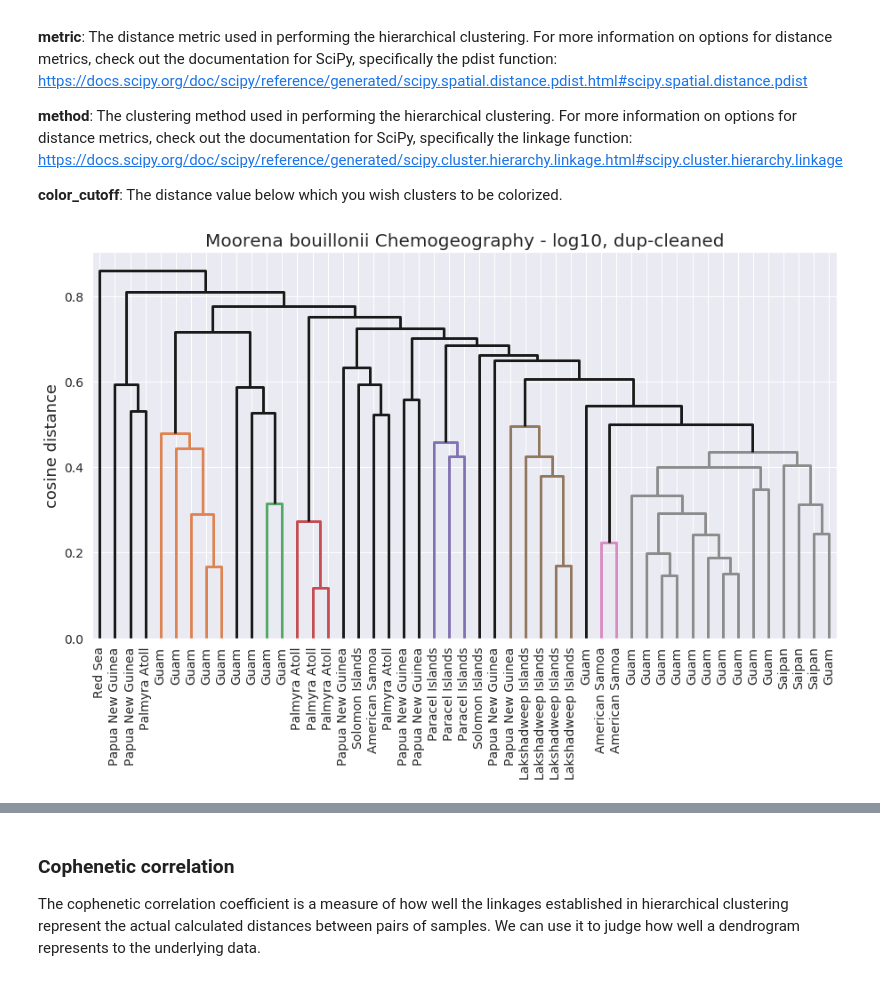
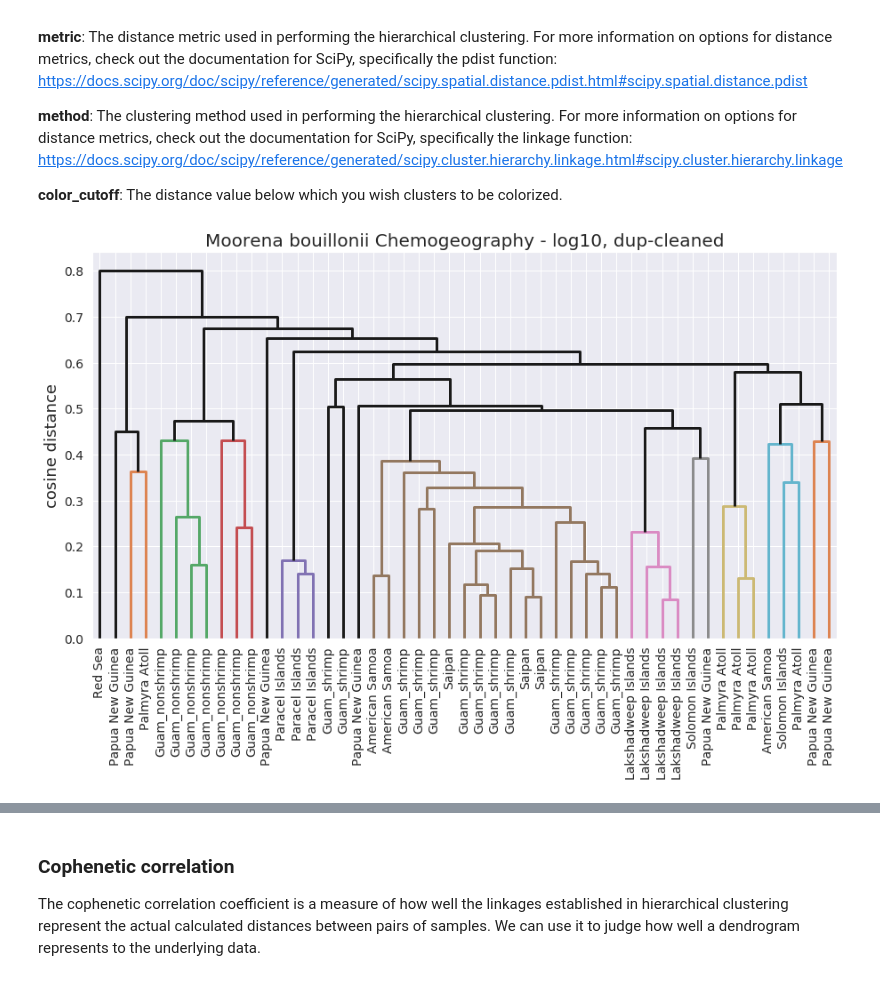
Before and after one commit to c-leber/ORCA, a Jupyter notebook: ORCA.ipynb, the cells around one changed output, grey strips where cells are left out. Drawn from its saved outputs; the diff is of its cells as text; code cells hidden in the pictures.

Commit message:
Added code for comparing core metabolomes

```diff
--- a/ORCA.ipynb
+++ b/ORCA.ipynb
@@ -503,7 +489,7 @@ df_transformed
 # %%
 # remove non Mb (Panama, unknown, Puerto Rico)
 filterby = 'ATTRIBUTE_collection_region'
-label_to_drop = 'Puerto Rico'
+label_to_drop = 'unknown'
 filename_column = 'filename'
 
 ################################################################################################
@@ -890,32 +745,32 @@ Here are the variables that must be set:
 **color_cutoff**: The distance value below which you wish clusters to be colorized.
 # %%
 title = 'Moorena bouillonii Chemogeography - log10, dup-cleaned'
-sample_labels = 'ATTRIBUTE_collection_region'
+sample_labels = 'ATTRIBUTE_collection_region_GuamShrimp'
 ref_for_labels = 'filename' #should be the column whose contents exactly match the sample names in df_transformed
 metric = 'cosine'
 method = 'average'
-color_cutoff = 0.5
+color_cutoff = 0.45
 
 #######################################################################################################################
 
 dict_labels = pd.Series(md[sample_labels].values, index=md[ref_for_labels]).to_dict()
 samplenames = [dict_labels[n] for n in df_transformed]
 
 #Clustering linkages followed by dendrogram construction
 matplotlib.rcParams['lines.linewidth'] = 3
-hc = linkage(df_transformed.T, method, metric = metric)
+hc = linkage(cores.T, method, metric = metric)
 plt.figure(figsize=(15,8))
 plt.title(title, fontsize=20)
 plt.ylabel(metric + ' distance', fontsize=18)
 plt.yticks(fontsize=14)
 dendrogram(
     hc,
     color_threshold=color_cutoff,
     above_threshold_color='k',
     leaf_rotation=90,
     leaf_font_size=14,
     labels = samplenames
 )
 plt.show()
 # %% [output]
-[figure, old version]
+[figure, new version]
```
Also changed, not shown: parts of 33 cells of this notebook.
